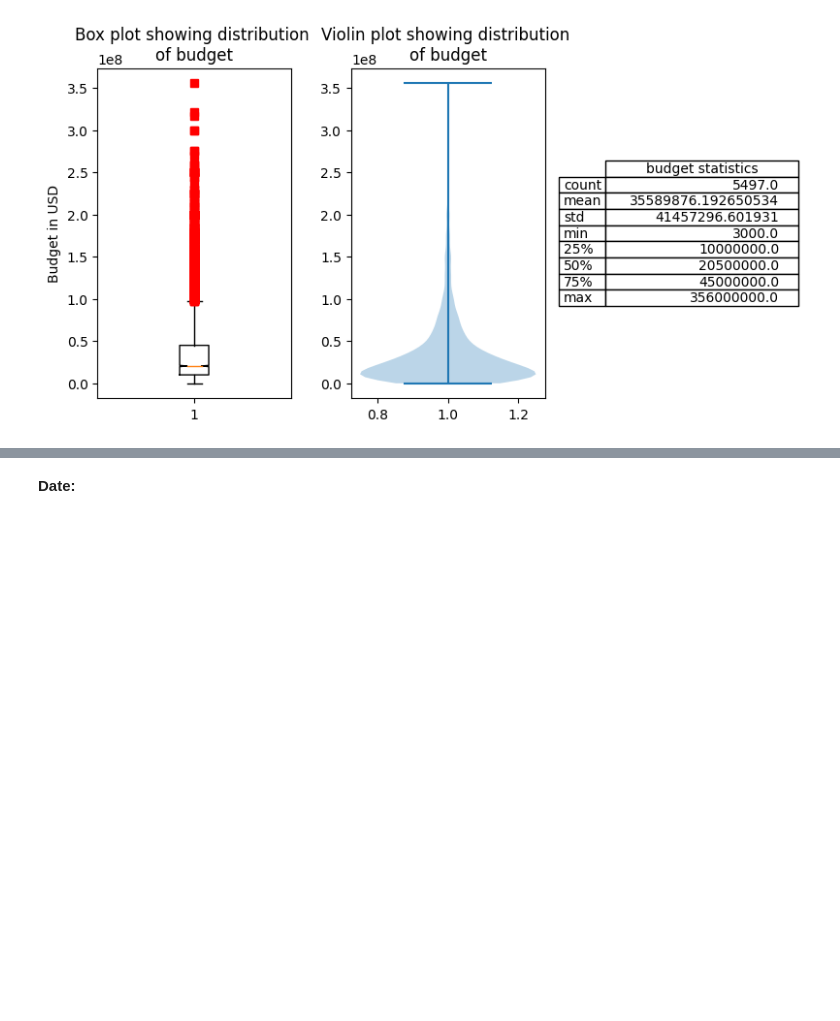
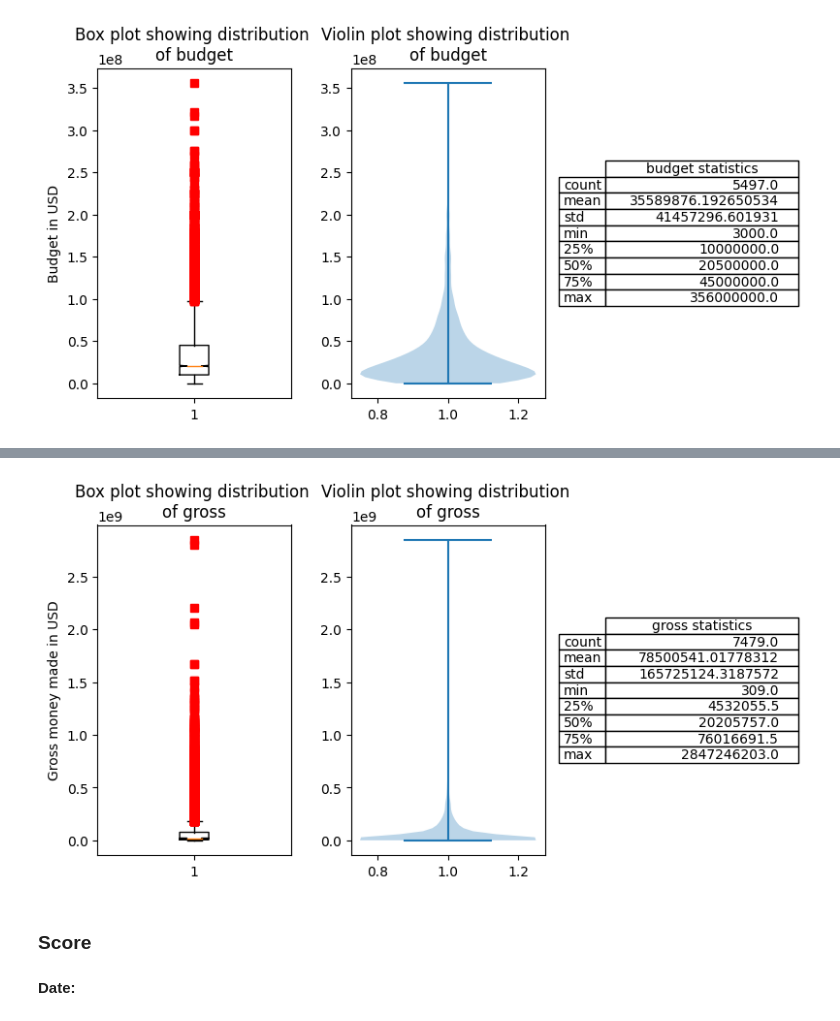
Before and after one commit to dchicasduena/COMP3400_Project, a Jupyter notebook: Project.ipynb, the cells around one changed output, grey strips where cells are left out. Cells and saved outputs as stored; diff of their text form; code cells hidden in the pictures; blank space fills up the shorter version.

```diff
--- a/Project.ipynb
+++ b/Project.ipynb
@@ -303,0 +281,10 @@ num_plot(data, title, ylabel)
+# %%
+data_gross = movies['gross']
+title_gross = 'gross'
+ylabel_gross = "Gross money made in USD"
+
+num_plot(data_gross, title_gross, ylabel_gross)
+# %% [output]
+[figure, added]
+# %% [markdown]
+### Score
```
Also changed, not shown: parts of 16 cells of this notebook.
